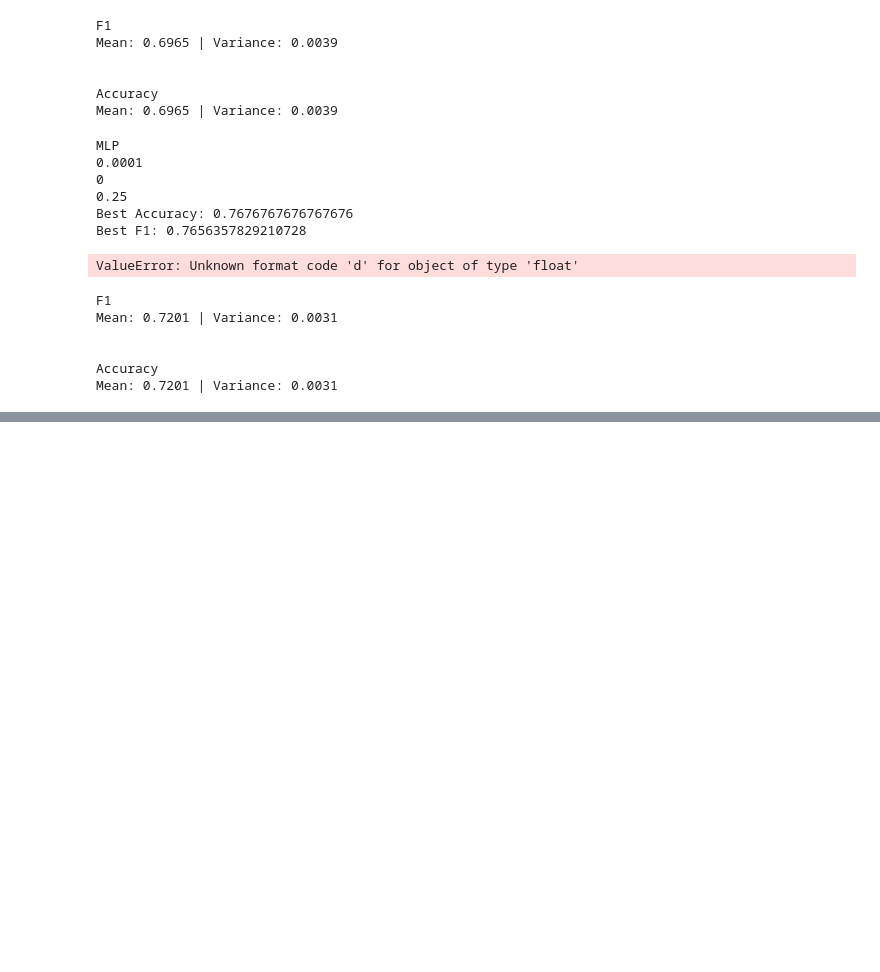
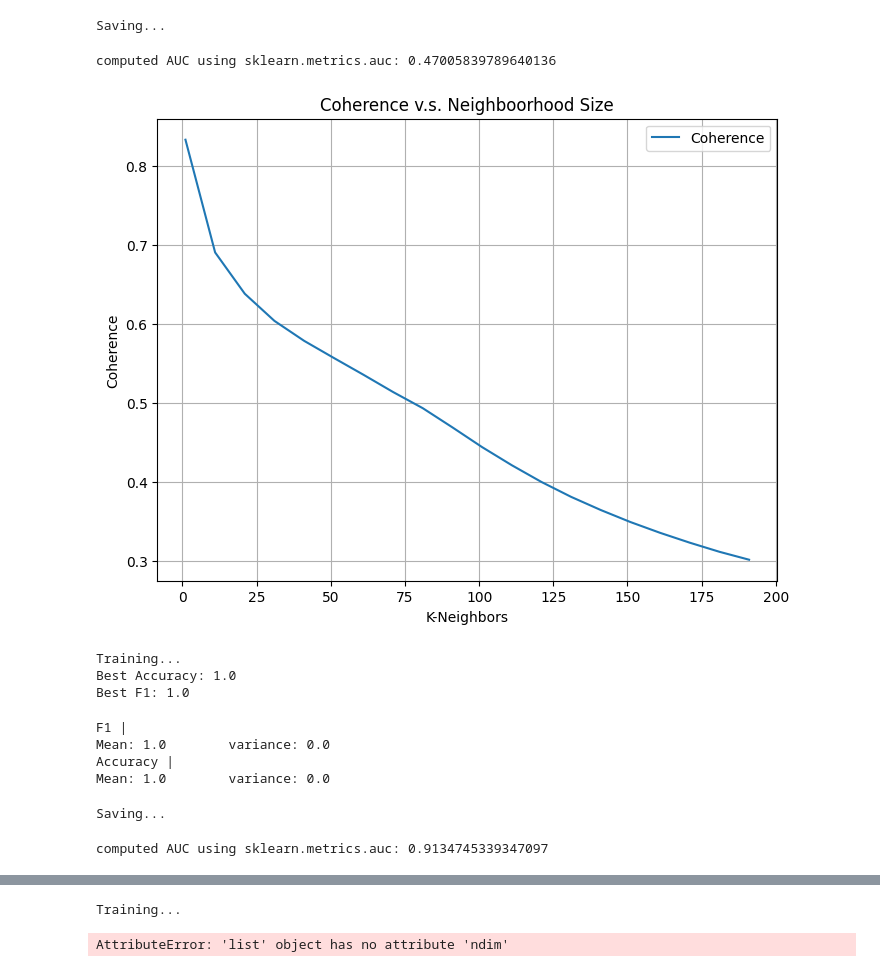
Before and after one commit to Gorp5/ContrastiveMusicLearning, a Jupyter notebook: src/MetricEvaluation.ipynb, the cells around one changed output, grey strips where cells are left out. Cells and saved outputs as stored; diff of their text form; code cells hidden in the pictures; blank space fills up the shorter version.

```diff
--- a/src/MetricEvaluation.ipynb
+++ b/src/MetricEvaluation.ipynb
@@ -450,44 +409,0 @@ Best F1: 0.7444322344322345
-# %%
-# [model_type, learning_rate, weight_decay, dropout]
-f1, accuracy = test_dataset("ALIBI-Chunking-2048", "MLP", 0.0001, 0.0001, 0.25, 64)
-mean_f1, variance_f1 = f1
-mean_accuracy, variance_accuracy = accuracy
-
-print(f"F1\nMean: {mean_f1:.04f} | Variance: {variance_f1:.04f}")
-print(f"\n")
-print(f"Accuracy\nMean: {mean_f1:.04f} | Variance: {variance_f1:.04f}")
-# %% [output]
-F1
-Mean: 0.6965 | Variance: 0.0039
-
-
-Accuracy
-Mean: 0.6965 | Variance: 0.0039
-# %%
-dataset = "ALIBI-No-Chunking"
-test_latent_dataaset(dataset)
-# %% [output]
-MLP
-0.0001
-0
-0.25
-Best Accuracy: 0.7676767676767676
-Best F1: 0.7656357829210728
-# %%
-dataset = "ALIBI-No-Chunking"
-f1, accuracy = test_dataset("ALIBI-No-Chunking", "MLP", 0.0001, 0, 0.25, 64)
-mean_f1, variance_f1 = f1
-mean_accuracy, variance_accuracy = accuracy
-# %% [output]
-ValueError: Unknown format code 'd' for object of type 'float'
-# %%
-print(f"F1\nMean: {mean_f1:.04f} | Variance: {variance_f1:.04f}")
-print(f"\n")
-print(f"Accuracy\nMean: {mean_f1:.04f} | Variance: {variance_f1:.04f}")
-# %% [output]
-F1
-Mean: 0.7201 | Variance: 0.0031
-
-
-Accuracy
-Mean: 0.7201 | Variance: 0.0031
@@ -493,0 +416,19 @@ Mean: 0.7201 | Variance: 0.0031
+# %%
+model = torch.load("E:\\Coding\\SongAnalyzer\\Analyzer\\src\\final-models\\Myna-1D-ALIBI-256L-0.9M\\1d_alibi_Epoch-511.pt", weights_only=False)
+model.mask_ratio = 0
+name = "1D-ALIBI-No-Chunking"
+gtzan_eval(model, name, chunking=False, chunk_size=256, averaging=True, k=200, already_generated=False, granularity=10)
+mtat_eval(model, name, chunking=False, chunk_size=256, averaging=True, k=20, already_generated=False, granularity=5)
+# %% [output]
+Saving...
+computed AUC using sklearn.metrics.auc: 0.47005839789640136
+[figure, added]
+Training...
+Best Accuracy: 1.0
+Best F1: 1.0
+F1 |
+Mean: 1.0        variance: 0.0
+Accuracy |
+Mean: 1.0        variance: 0.0
+Saving...
+computed AUC using sklearn.metrics.auc: 0.9134745339347097
@@ -493,0 +436,2 @@ Mean: 0.7201 | Variance: 0.0031
+Training...
+AttributeError: 'list' object has no attribute 'ndim'
```
Also changed, not shown: parts of 29 cells of this notebook, 9 other files.
